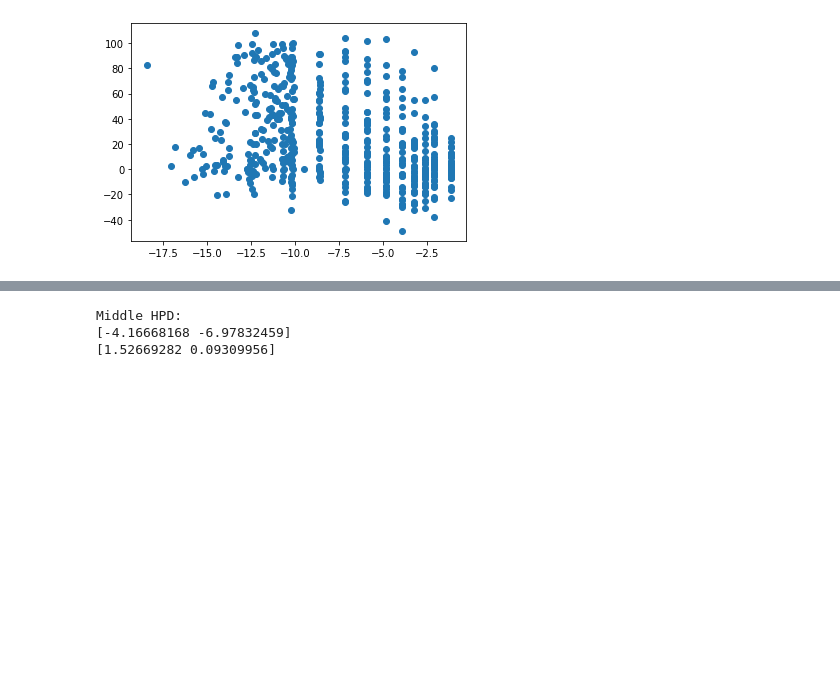
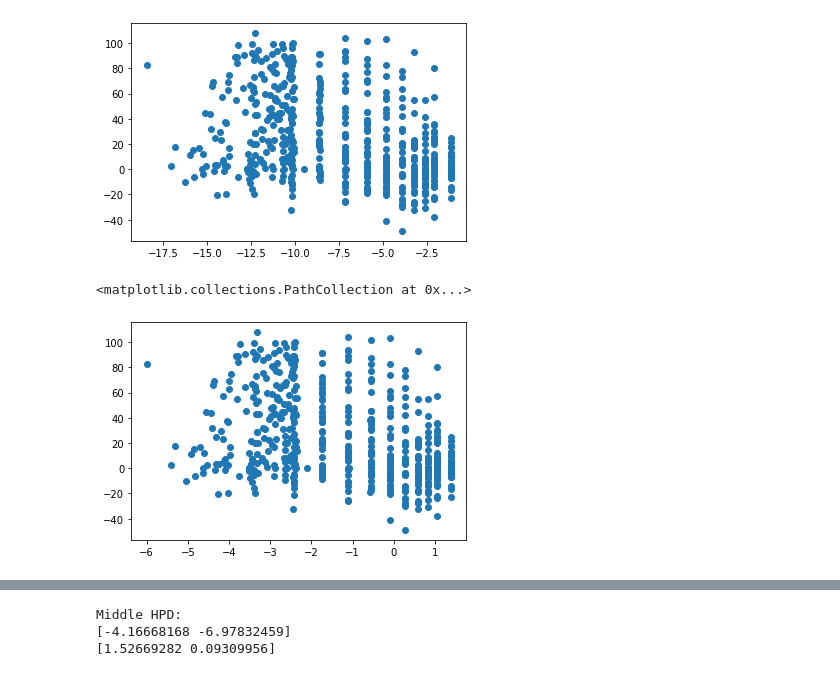
Before and after one commit to ljmartin/dockop, a Jupyter notebook: code/bayesian_hit_rate_fit.ipynb, the cells around one changed output, grey strips where cells are left out. Saved outputs shown, nothing was run; the diff lists cells and outputs as text; code cells hidden in the pictures; blank space fills up the shorter version.

```diff
--- a/code/bayesian_hit_rate_fit.ipynb
+++ b/code/bayesian_hit_rate_fit.ipynb
@@ -47,3 +47,8 @@ plt.scatter(logit(ranks), df['Inhibition (%) at 10uM'].values.astype(float))
 # %% [output]
 <matplotlib.collections.PathCollection at 0x...>
 [figure]
+# %%
+plt.scatter(np.log10(ranks*100), df['Inhibition (%) at 10uM'].values.astype(float))
+# %% [output]
+<matplotlib.collections.PathCollection at 0x...>
+[figure, added]
```
Also changed, not shown: parts of 18 cells of this notebook, 24 other files.
